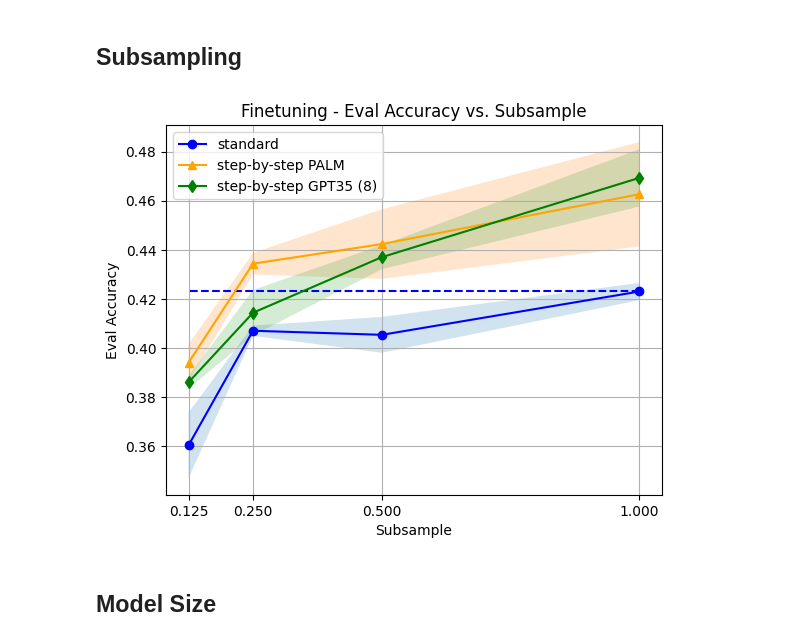
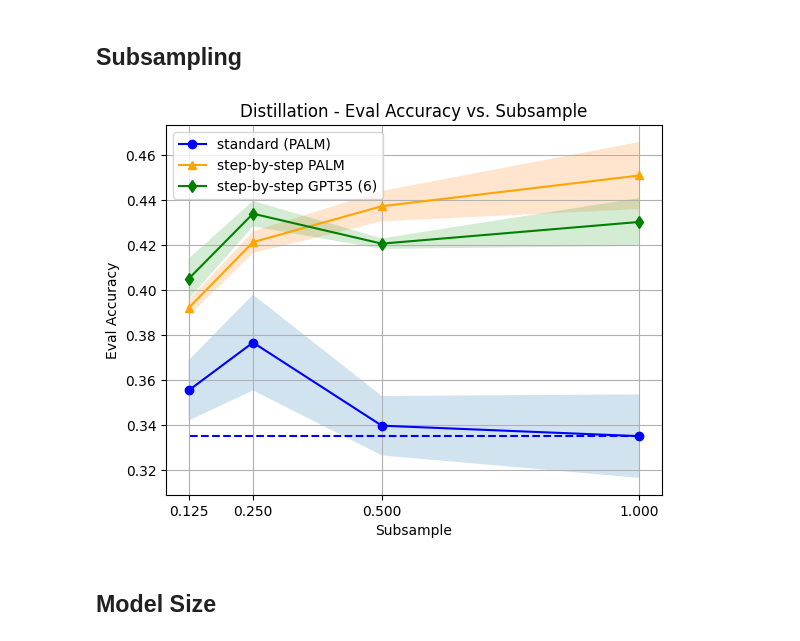
Before and after one commit to lukasvoege/ZeroShot-step-by-step-distillation, a Jupyter notebook: analytics.ipynb, the cells around one changed output. Saved outputs shown, nothing was run; the diff lists cells and outputs as text; code cells hidden in the pictures.

```diff
--- a/analytics.ipynb
+++ b/analytics.ipynb
@@ -259,9 +261,9 @@ def subsampling_graph(experiments_data: pd.DataFrame, dataset: str, labels: bool
     ax.set_xlabel("Subsample")
     ax.legend()
 # %%
-subsampling_graph(experiments, dataset="anli1", labels=True, prompt_mix=8, distill_labels="gpt35")
+subsampling_graph(experiments, dataset="anli1", labels=False, prompt_mix=6, distill_labels="palm")
 # %% [output]
-[figure, old version]
+[figure, new version]
 # %% [markdown]
 ## Model Size
 # %%
```
Also changed, not shown: parts of 8 cells of this notebook, 1 other file.
